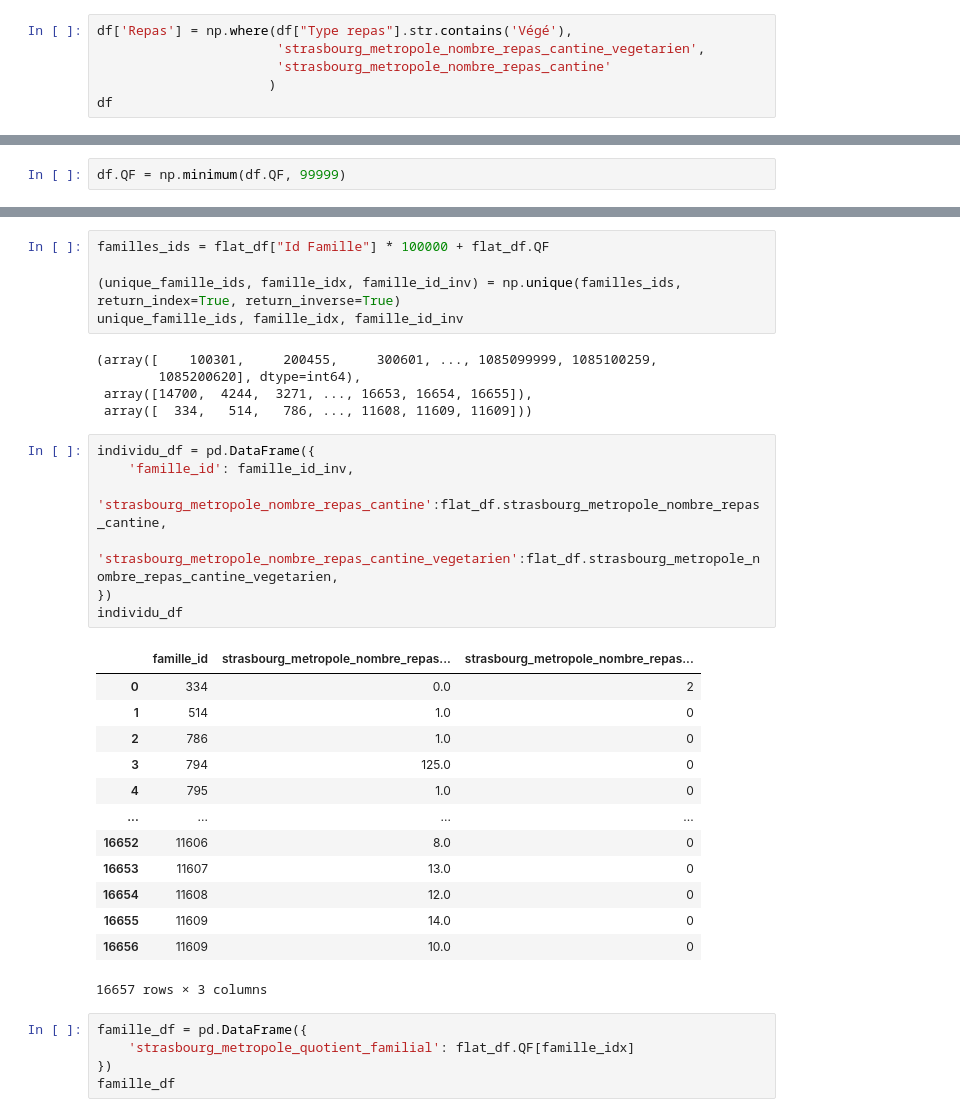
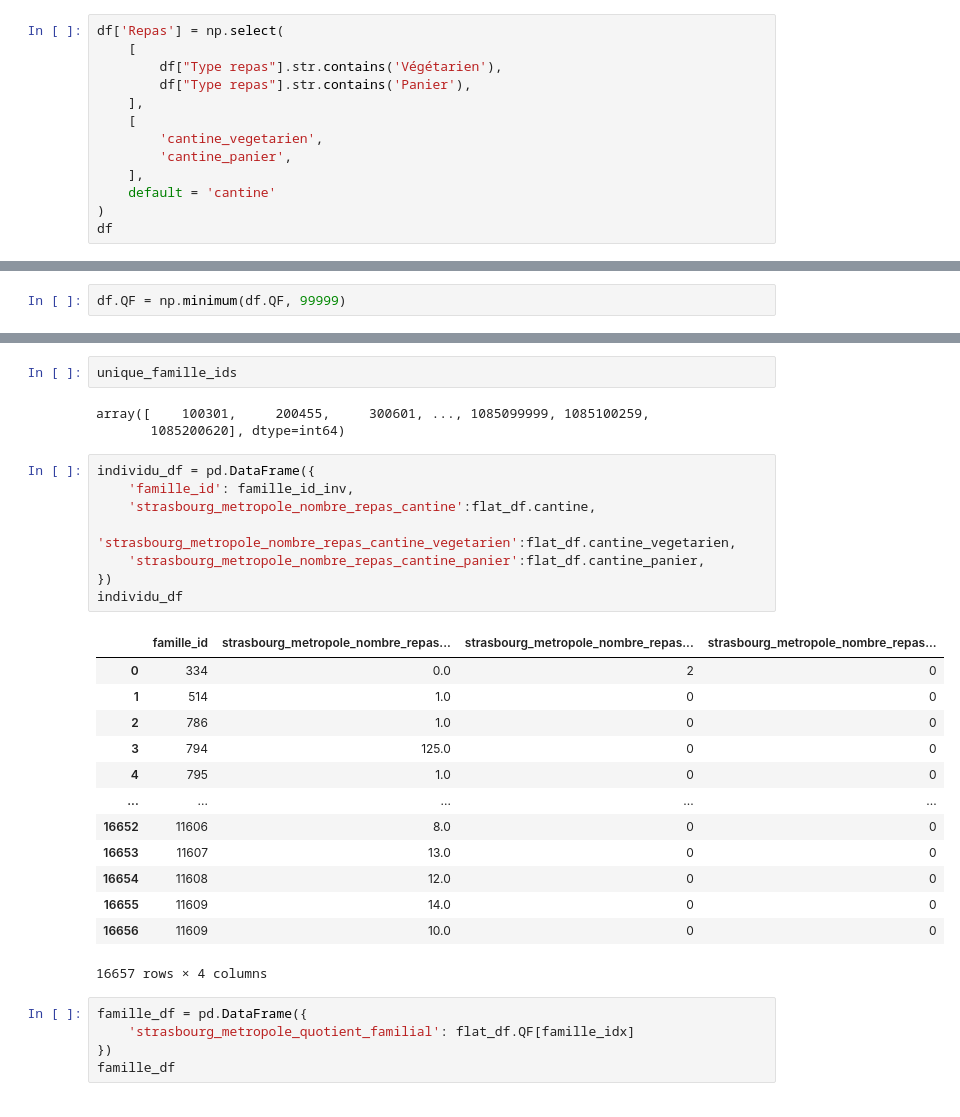
Before and after one commit to guillett/experimentation-strasbourg, a Jupyter notebook: Analyse des données brutes.ipynb, the cells around one changed output, grey strips where cells are left out. Saved outputs shown, nothing was run; the diff lists cells and outputs as text.

```diff
--- a/Analyse des données brutes.ipynb
+++ b/Analyse des données brutes.ipynb
@@ -37,7 +61,14 @@ df[['Id Personne', 'Id Famille', 'QF', 'Type repas', 'Nombre']]
 # %%
-df['Repas'] = np.where(df["Type repas"].str.contains('Végé'),
-                       'strasbourg_metropole_nombre_repas_cantine_vegetarien',
-                       'strasbourg_metropole_nombre_repas_cantine'
-                      )
+df['Repas'] = np.select(
+    [
+        df["Type repas"].str.contains('Végétarien'),
+        df["Type repas"].str.contains('Panier'),
+    ],
+    [
+        'cantine_vegetarien',
+        'cantine_panier',
+    ],
+    default = 'cantine'
+)
 df
 # %% [output]
@@ -135,34 +279,30 @@ flat_df
 # %%
-familles_ids = flat_df["Id Famille"] * 100000 + flat_df.QF
-
-(unique_famille_ids, famille_idx, famille_id_inv) = np.unique(familles_ids, return_index=True, return_inverse=True)
-unique_famille_ids, famille_idx, famille_id_inv
+unique_famille_ids
 # %% [output]
-(array([    100301,     200455,     300601, ..., 1085099999, 1085100259,
-        1085200620], dtype=int64),
- array([14700,  4244,  3271, ..., 16653, 16654, 16655]),
- array([  334,   514,   786, ..., 11608, 11609, 11609]))
+array([    100301,     200455,     300601, ..., 1085099999, 1085100259,
+       1085200620], dtype=int64)
 # %%
 individu_df = pd.DataFrame({
     'famille_id': famille_id_inv,
-    'strasbourg_metropole_nombre_repas_cantine':flat_df.strasbourg_metropole_nombre_repas_cantine,
-    'strasbourg_metropole_nombre_repas_cantine_vegetarien':flat_df.strasbourg_metropole_nombre_repas_cantine_vegetarien,
+    'strasbourg_metropole_nombre_repas_cantine':flat_df.cantine,
+    'strasbourg_metropole_nombre_repas_cantine_vegetarien':flat_df.cantine_vegetarien,
+    'strasbourg_metropole_nombre_repas_cantine_panier':flat_df.cantine_panier,
 })
 individu_df
 # %% [output]
-|  | famille_id | strasbourg_metropole_nombre_repas... | strasbourg_metropole_nombre_repas... |
-| 0 | 334 | 0.0 | 2 |
-| 1 | 514 | 1.0 | 0 |
-| 2 | 786 | 1.0 | 0 |
-| 3 | 794 | 125.0 | 0 |
-| 4 | 795 | 1.0 | 0 |
-| ... | ... | ... | ... |
-| 16652 | 11606 | 8.0 | 0 |
-| 16653 | 11607 | 13.0 | 0 |
-| 16654 | 11608 | 12.0 | 0 |
-| 16655 | 11609 | 14.0 | 0 |
-| 16656 | 11609 | 10.0 | 0 |
+|  | famille_id | strasbourg_metropole_nombre_repas... | strasbourg_metropole_nombre_repas... | strasbourg_metropole_nombre_repas... |
+| 0 | 334 | 0.0 | 2 | 0 |
+| 1 | 514 | 1.0 | 0 | 0 |
+| 2 | 786 | 1.0 | 0 | 0 |
+| 3 | 794 | 125.0 | 0 | 0 |
+| 4 | 795 | 1.0 | 0 | 0 |
+| ... | ... | ... | ... | ... |
+| 16652 | 11606 | 8.0 | 0 | 0 |
+| 16653 | 11607 | 13.0 | 0 | 0 |
+| 16654 | 11608 | 12.0 | 0 | 0 |
+| 16655 | 11609 | 14.0 | 0 | 0 |
+| 16656 | 11609 | 10.0 | 0 | 0 |
-16657 rows × 3 columns
+16657 rows × 4 columns
 # %%
 famille_df = pd.DataFrame({
     'strasbourg_metropole_quotient_familial': flat_df.QF[famille_idx]
```
Also changed, not shown: parts of 23 cells of this notebook.
